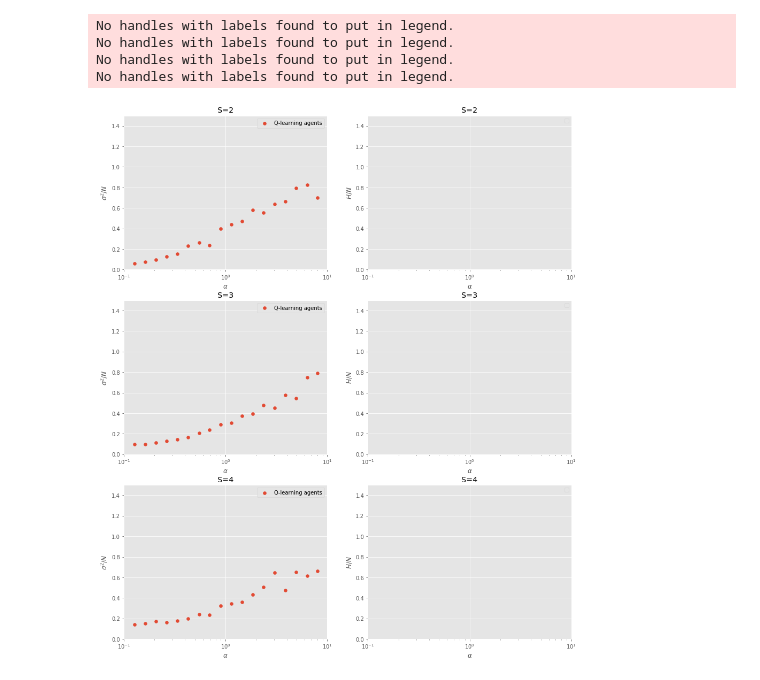
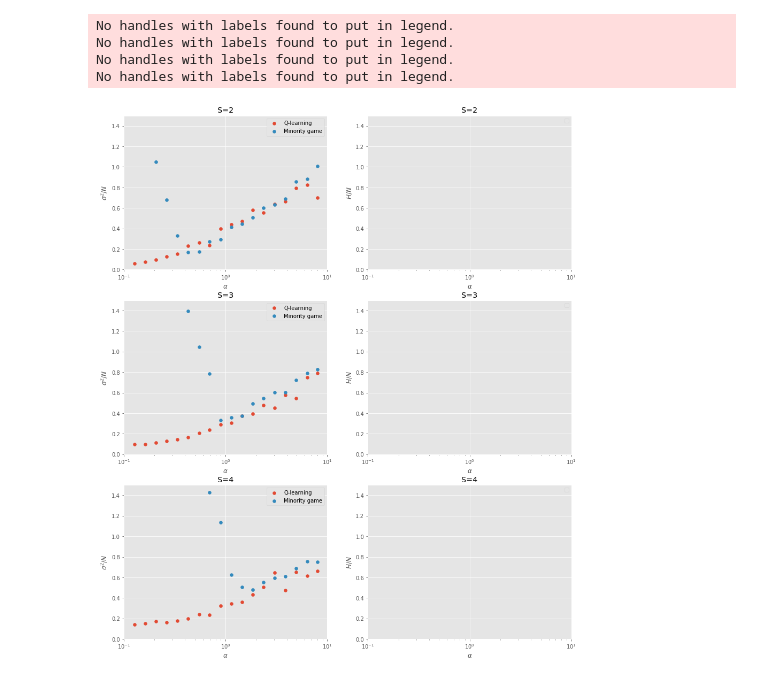
Before and after one commit to toru34/Andrecut_PRE_2001, a Jupyter notebook: notebooks/visualise_simulation_results.ipynb, the cells around one changed output. Cells and saved outputs as stored; diff of their text form; code cells hidden in the pictures.

```diff
--- a/notebooks/visualise_simulation_results.ipynb
+++ b/notebooks/visualise_simulation_results.ipynb
@@ -9,7 +9,8 @@ from tqdm import tqdm
 plt.style.use('ggplot')
 
 n_public_information_patterns = 128
-a_list = np.logspace(1, 3, 20).astype(np.int32)
+q_list = np.logspace(1, 3, 40).astype(np.int32)
+mg_list = np.logspace(1, 3, 40).astype(np.int32)
 # %%
 # # H / N
 # xs, ys = [], []
@@ -29,17 +30,34 @@ fig = plt.figure(figsize=(15, 18))
 for i, s in enumerate([2, 3, 4]):
     # sigma^2 / N
     ax = fig.add_subplot(3, 2, 2 * i + 1)
+
+    # Q-learning agents
     xs, ys = [], []
-    for a in a_list:
-        file_path = f'../results/a{a}s{s}.csv'
+    mg = 0
+    for q in q_list:
+        file_path = f'../results/q{q:03d}m{mg:03d}s{s}_step{100000}.csv'
         df = pd.read_csv(file_path)
 
         sigma = np.sqrt(np.mean(df.excess_demand**2))
 
-        xs.append(n_public_information_patterns / a)
-        ys.append(sigma**2 / a)
+        xs.append(n_public_information_patterns / q)
+        ys.append(sigma**2 / q)
 
-    ax.scatter(xs, ys, label='Q-learning agents')
+    ax.scatter(xs, ys, label='Q-learning')
+
+    # Minority game agents
+    xs, ys = [], []
+    q = 0
+    for mg in mg_list:
+        file_path = f'../results/q{q:03d}m{mg:03d}s{s}_step{100000}.csv'
+        df = pd.read_csv(file_path)
+
+        sigma = np.sqrt(np.mean(df.excess_demand**2))
+
+        xs.append(n_public_information_patterns / mg)
+        ys.append(sigma**2 / mg)
+
+    ax.scatter(xs, ys, label='Minority game')
 
     ax.set_title(f'S={s}')
     ax.legend()
@@ -47,31 +65,37 @@ for i, s in enumerate([2, 3, 4]):
     ax.set_ylabel(r'$\sigma^2 / N$')
     ax.set_xscale('log')
     ax.set_xlim(0.1, 10)
     ax.set_ylim(0.0, 1.5)
     ax.set_xticks([0.1, 1.0, 10.0])
 
     # H / N
     ax = fig.add_subplot(3, 2, 2 * i + 2)
+
+    # Q-learning agents
+    xs, ys = [], []
+
+    # Minority game agents
+    xs, ys = [], []
 
     ax.set_title(f'S={s}')
     ax.legend()
 
     ax.set_xlabel(r'$\alpha$')
     ax.set_ylabel(r'$H / N$')
 
     ax.set_xscale('log')
 
     ax.set_xlim(0.1, 1.0)
     ax.set_ylim(0.0, 1.5)
 
     ax.set_xticks([0.1, 1.0, 10])
 
 plt.legend()
 
 plt.show()
 # %% [output]
 No handles with labels found to put in legend.
 No handles with labels found to put in legend.
 No handles with labels found to put in legend.
 No handles with labels found to put in legend.
-[figure, old version]
+[figure, new version]
```
Also changed, not shown: 3 other files.
